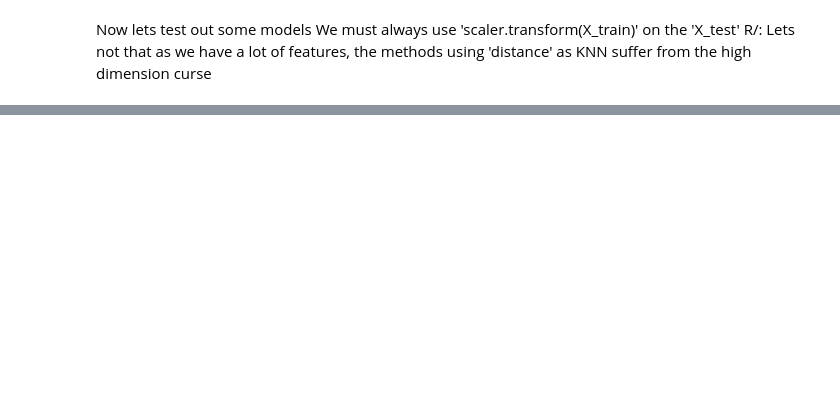
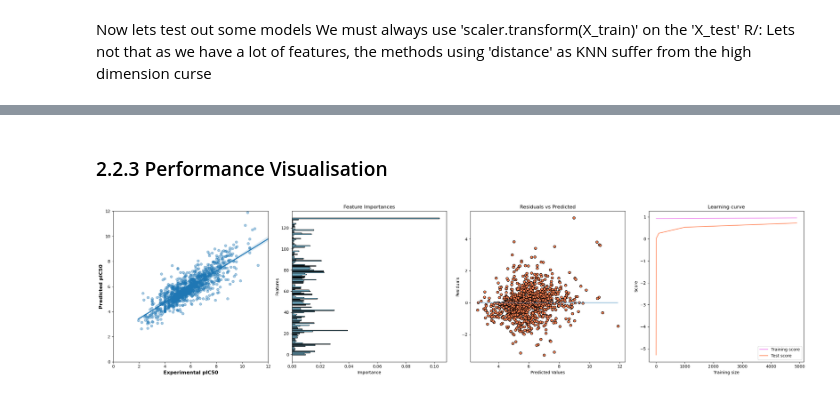
Before and after one commit to Davidmingsegura/Project4chem_drugdisc, a Jupyter notebook: Project_Drug.ipynb, the cells around one changed output, grey strips where cells are left out. Drawn from its saved outputs; the diff is of its cells as text; code cells hidden in the pictures; blank space fills up the shorter version.

```diff
--- a/Project_Drug.ipynb
+++ b/Project_Drug.ipynb
@@ -352,0 +383,13 @@ R/: Lets not that as we have a lot of features, the methods using 'distance' as
+# %%
+"""
+# Replace infinities with NaN
+Y.replace([np.inf, -np.inf], np.nan, inplace=True)
+
+# Let's get rid of NaN values (former infinities)
+Y.dropna(inplace=True)
+
+# We also need to drop the same rows from X_train_aligned
+X_aligned = X_df.loc[Y.index]
+
+X_aligned.shape, Y.shape
+"""
@@ -352,0 +398,5 @@ R/: Lets not that as we have a lot of features, the methods using 'distance' as
+# %%
+X_train, X_test, Y_train, Y_test = train_test_split(X_df, Y, test_size=0.2)
+
+X_train.shape, Y_train.shape
+X_test.shape, Y_test.shape
@@ -352,0 +536,49 @@ R/: Lets not that as we have a lot of features, the methods using 'distance' as
+# %% [markdown]
+### 2.2.3 Performance Visualisation
+# %%
+fig, axs = plt.subplots(1, 4, figsize=(24, 6))  # Adjust the figure size as needed
+
+# Plot 1: Regplot of Predicted vs Experimental pIC50
+sns.regplot(x=Y_test, y=Y_pred, scatter_kws={'alpha':0.4}, ax=axs[0])
+axs[0].set_xlabel('Experimental pIC50', fontsize='large', fontweight='bold')
+axs[0].set_ylabel('Predicted pIC50', fontsize='large', fontweight='bold')
+axs[0].set_xlim(0, 12)
+axs[0].set_ylim(0, 12)
+
+# Plot 2: Feature Importances
+feature_importances = model_rf.feature_importances_
+axs[1].barh(range(len(feature_importances)), feature_importances, edgecolor='black', color='skyblue')
+axs[1].set_xlabel('Importance')
+axs[1].set_ylabel('Features')
+axs[1].set_title('Feature Importances')
+
+# Plot 3: Residuals vs Predicted
+residuals = Y_test - Y_pred
+axs[2].scatter(Y_pred, residuals, edgecolor='black', color='coral')
+axs[2].hlines(y=0, xmin=Y_pred.min(), xmax=Y_pred.max())
+axs[2].set_xlabel('Predicted Values')
+axs[2].set_ylabel('Residuals')
+axs[2].set_title('Residuals vs Predicted')
+
+# Plot 4: Learning Curve
+train_sizes = [1, 10, 100, 1000, len(X_train)-1]
+train_scores = []
+test_scores = []
+
+for train_size in train_sizes:
+    X_slice, _, y_slice, _ = train_test_split(X_train, Y_train, train_size=train_size, random_state=42)
+    model_rf.fit(X_slice, y_slice)
+    train_scores.append(model_rf.score(X_slice, y_slice))
+    test_scores.append(model_rf.score(X_test, Y_test))
+
+axs[3].plot(train_sizes, train_scores, label='Training score', color = 'violet')
+axs[3].plot(train_sizes, test_scores, label='Test score', color = 'coral')
+axs[3].set_xlabel('Training size')
+axs[3].set_ylabel('Score')
+axs[3].legend()
+axs[3].set_title('Learning curve')
+
+plt.tight_layout()
+plt.show()
+# %% [output]
+[figure, added]
```
Also changed, not shown: parts of 56 cells of this notebook.
